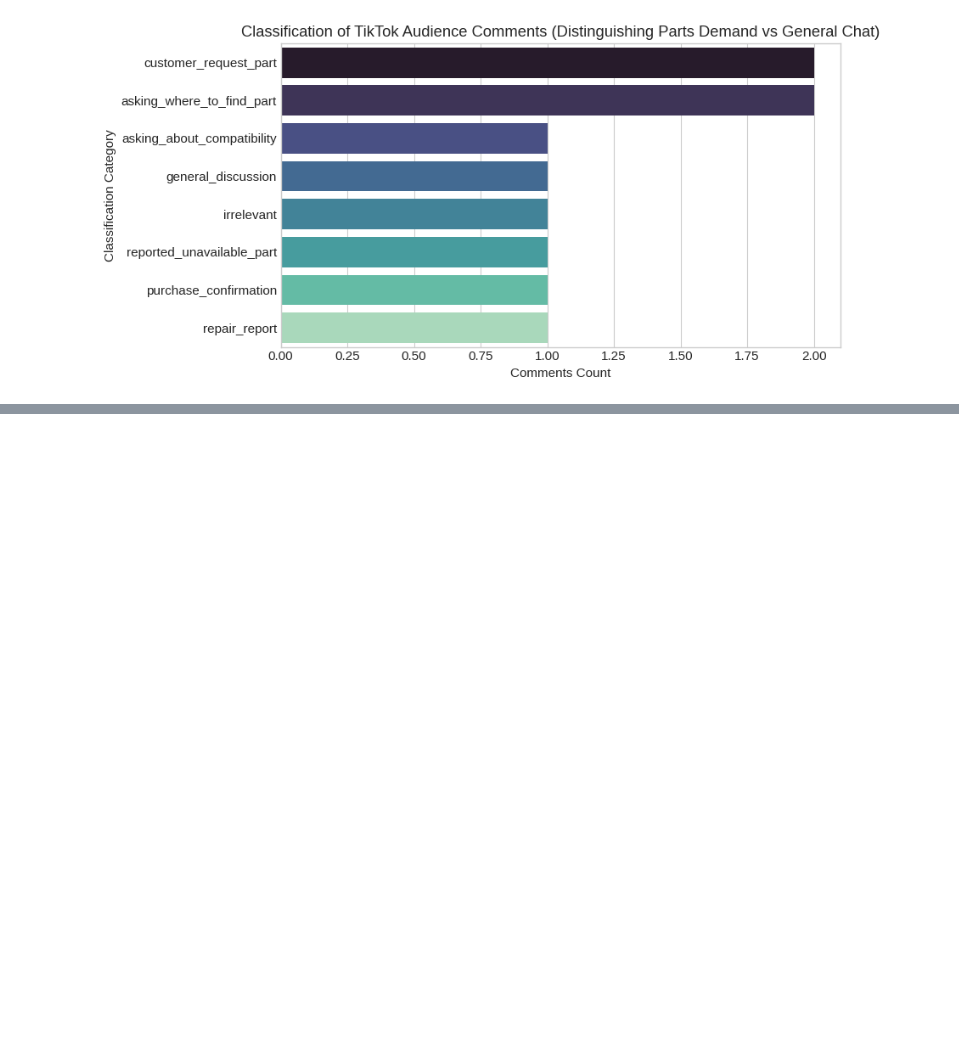
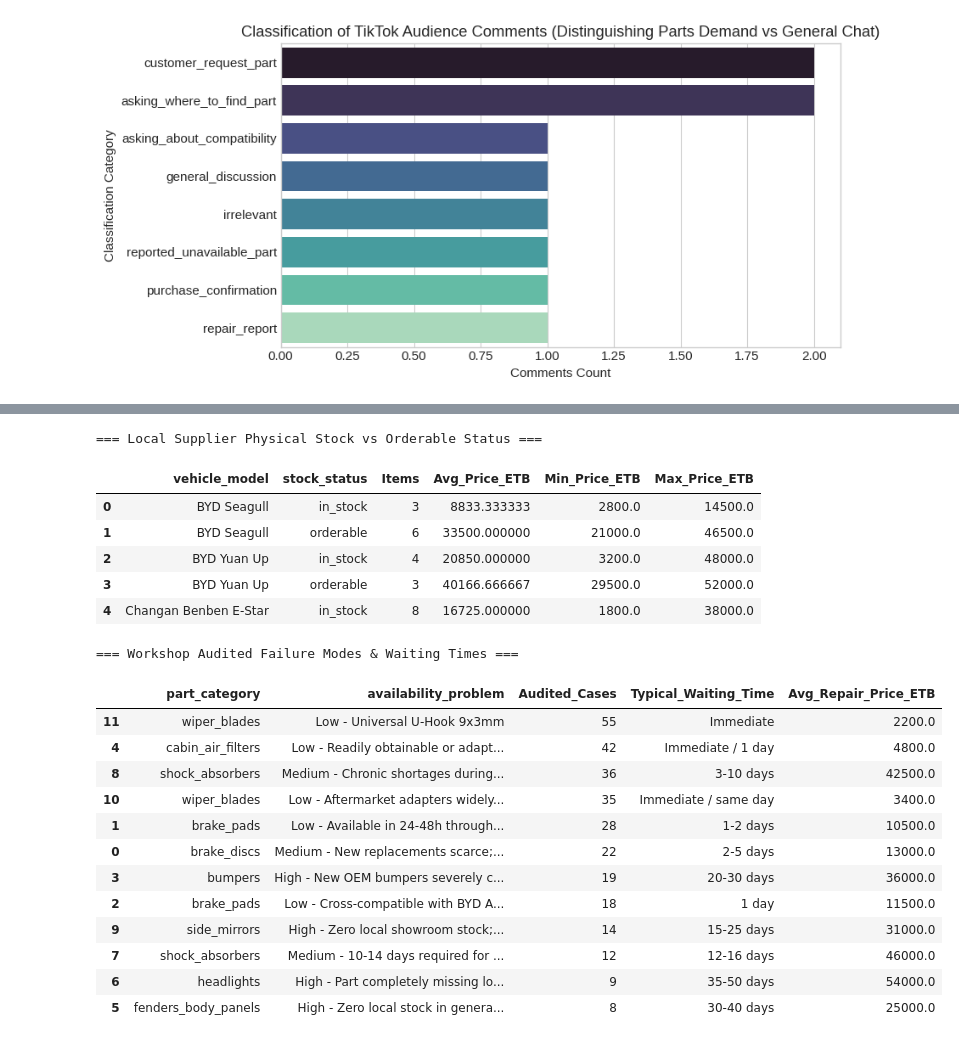
Before and after one commit to tad12e/EV_data_cleaning, a Jupyter notebook: choosing_spare_parts/notebooks/01_raw_data_exploration.ipynb, the cells around one changed output, grey strips where cells are left out. Saved outputs shown, nothing was run; the diff lists cells and outputs as text; code cells hidden in the pictures; blank space fills up the shorter version.

```diff
--- a/choosing_spare_parts/notebooks/01_raw_data_exploration.ipynb
+++ b/choosing_spare_parts/notebooks/01_raw_data_exploration.ipynb
@@ -247,3 +255,46 @@ Customer Demand Enquiries Count: 12
 | 5 | ENQ-20261118-0006 | Telegram | Changan Benben E-Star | bumpers | complaint_unavailable | High | Changan E-Star front bumper cover... |
 | 6 | ENQ-20261118-0007 | TikTok | BYD Seagull | brake_pads | customer_request_availability | Medium | የ BYD Seagull የፊት ፍሬን ፓድ (brake p... |
 | 7 | ENQ-20261118-0008 | TikTok | BYD Yuan Up | side_mirrors | customer_request_availability | High | ለ Yuan Up side mirror (የጎን መስታወት)... |
+# %%
+# Cell 8: Ethiopian Supplier Stock & Workshop Repair Evidence (Task 5)
+df_sup = datasets["Supplier Stock & Price Evidence"]
+df_rep = datasets["Workshop Repair Evidence"]
+
+print("=== Local Supplier Physical Stock vs Orderable Status ===")
+sup_summary = df_sup.groupby(['vehicle_model', 'stock_status']).agg(
+    Items=('record_id', 'count'),
+    Avg_Price_ETB=('price', 'mean'),
+    Min_Price_ETB=('price', 'min'),
+    Max_Price_ETB=('price', 'max')
+).reset_index()
+display(sup_summary)
+
+print("=== Workshop Audited Failure Modes & Waiting Times ===")
+rep_summary = df_rep.groupby(['part_category', 'availability_problem']).agg(
+    Audited_Cases=('case_count', 'sum'),
+    Typical_Waiting_Time=('waiting_time', 'first'),
+    Avg_Repair_Price_ETB=('price', 'mean')
+).reset_index()
+display(rep_summary.sort_values(by='Audited_Cases', ascending=False))
+# %% [output]
+=== Local Supplier Physical Stock vs Orderable Status ===
+|  | vehicle_model | stock_status | Items | Avg_Price_ETB | Min_Price_ETB | Max_Price_ETB |
+| 0 | BYD Seagull | in_stock | 3 | 8833.333333 | 2800.0 | 14500.0 |
+| 1 | BYD Seagull | orderable | 6 | 33500.000000 | 21000.0 | 46500.0 |
+| 2 | BYD Yuan Up | in_stock | 4 | 20850.000000 | 3200.0 | 48000.0 |
+| 3 | BYD Yuan Up | orderable | 3 | 40166.666667 | 29500.0 | 52000.0 |
+| 4 | Changan Benben E-Star | in_stock | 8 | 16725.000000 | 1800.0 | 38000.0 |
+=== Workshop Audited Failure Modes & Waiting Times ===
+|  | part_category | availability_problem | Audited_Cases | Typical_Waiting_Time | Avg_Repair_Price_ETB |
+| 11 | wiper_blades | Low - Universal U-Hook 9x3mm | 55 | Immediate | 2200.0 |
+| 4 | cabin_air_filters | Low - Readily obtainable or adapt... | 42 | Immediate / 1 day | 4800.0 |
+| 8 | shock_absorbers | Medium - Chronic shortages during... | 36 | 3-10 days | 42500.0 |
+| 10 | wiper_blades | Low - Aftermarket adapters widely... | 35 | Immediate / same day | 3400.0 |
+| 1 | brake_pads | Low - Available in 24-48h through... | 28 | 1-2 days | 10500.0 |
+| 0 | brake_discs | Medium - New replacements scarce;... | 22 | 2-5 days | 13000.0 |
+| 3 | bumpers | High - New OEM bumpers severely c... | 19 | 20-30 days | 36000.0 |
+| 2 | brake_pads | Low - Cross-compatible with BYD A... | 18 | 1 day | 11500.0 |
+| 9 | side_mirrors | High - Zero local showroom stock;... | 14 | 15-25 days | 31000.0 |
+| 7 | shock_absorbers | Medium - 10-14 days required for ... | 12 | 12-16 days | 46000.0 |
+| 6 | headlights | High - Part completely missing lo... | 9 | 35-50 days | 54000.0 |
+| 5 | fenders_body_panels | High - Zero local stock in genera... | 8 | 30-40 days | 25000.0 |
```
Also changed, not shown: parts of 7 cells of this notebook, 19 other files.
